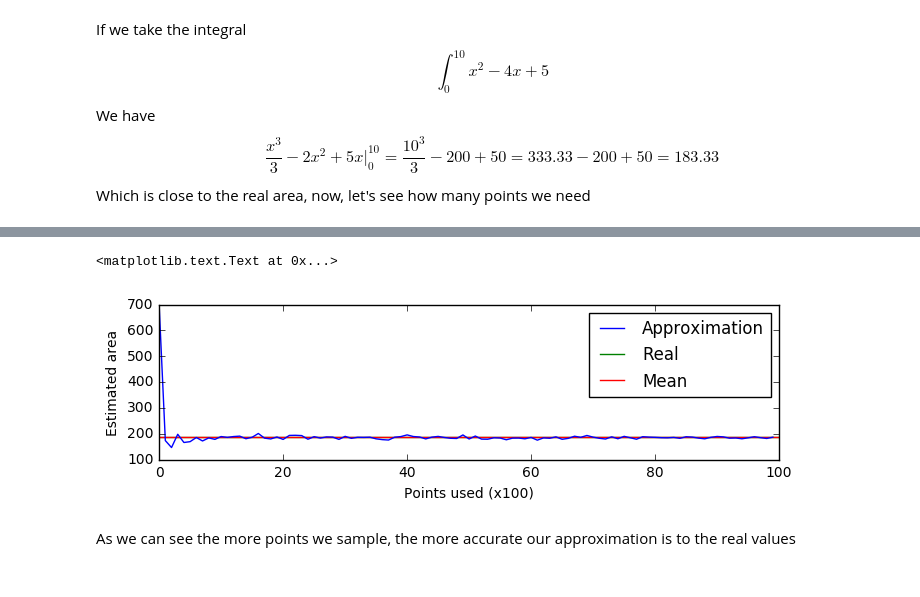
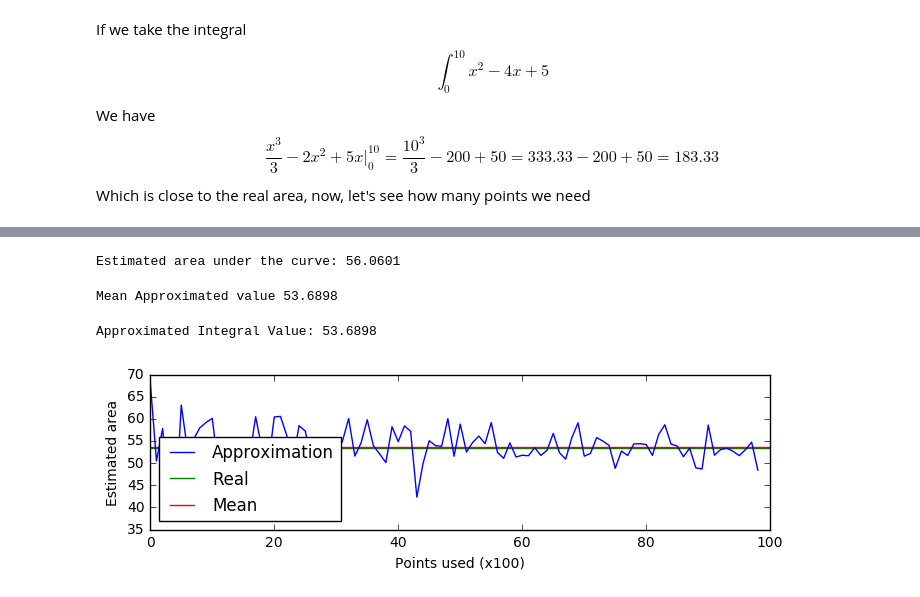
Before and after one commit to victorgcapone/datascience, a Jupyter notebook: Monte Carlos Experiments/Monte Carlo Integration.ipynb, the cells around one changed output, grey strips where cells are left out. Cells and saved outputs as stored; diff of their text form; code cells hidden in the pictures.

Commit message:
adding integration for areas under the x axis

```diff
--- a/Monte Carlos Experiments/Monte Carlo Integration.ipynb
+++ b/Monte Carlos Experiments/Monte Carlo Integration.ipynb
@@ -56,7 +56,7 @@ def monte_carlo_integration(f, number_points, xlims, ylims):
     for p in range(0, number_points):
         x,y=(random.uniform(*xlims), random.uniform(*ylims))
         # If the function for x is greater then the random y, then the point is under the curve
-        if f(x) >= y:
+        if y <= f(x):
             below +=1
     ratio = below/number_points
     area = ratio * (xlims[1]-xlims[0]) * (ylims[1]-ylims[0])
@@ -72,0 +88,5 @@ Mean Approximated value 189.0175
+# %%
+g = lambda x:x**2-4*x-8
+x = range(0, 11, 1)
+y = [g(v) for v in x]
+plt.plot(y)
@@ -73,13 +130,45 @@ Mean Approximated value 189.0175
+# %%
+#Let's adjust our function to deal with points under the x axis
+def monte_carlo_integration(f, number_points, xlims, ylims):
+    below=0
+    for p in range(0, number_points):
+        x,y=(random.uniform(*xlims), random.uniform(*ylims))
+        # If the function for x is greater then the random y, then the point is under the curve
+        if f(x) > 0 and 0 < y <= f(x):
+            below += 1
+        if f(x) < 0 and 0 > y >= f(x):
+            below += 1
+    ratio = below/number_points
+    area = ratio * (xlims[1]-xlims[0]) * (ylims[1]-ylims[0])
+    return (ratio, area)
+_, area_before = monte_carlo_integration(g, 1000, (0,2+(12**(1/2))), (-20,60))
+_, area_after = monte_carlo_integration(g, 1000, (2+(12**(1/2)),10), (-20,60))
+area = area_after-area_before if area_after >= area_before else area_before-area_after
+print("Estimated area under the curve: %.4f" % area)
+# %% [output]
+Estimated area under the curve: 56.0601
+# %%
+def monte_carlo_integration_helper(f, number_points, xlims, ylims, root):
+    _, area_before = monte_carlo_integration(f, number_points, (xlims[0],root), ylims)
+    _, area_after = monte_carlo_integration(f, number_points, (root,xlims[1]), ylims)
+    return area_after-area_before if area_after >= area_before else area_before-area_after
+total_points = 10000
+step = 100
+estimated = [monte_carlo_integration_helper(g, i, (0,10), (-20,70), 2+(12**(1/2)))
+for i in range(step,total_points, step)]
+mean = sum(estimated)/len(estimated)
+print("Mean Approximated value %.4f" % mean)
+# %% [output]
+Mean Approximated value 53.6898
 # %%
 plt.figure(figsize=(8,2))
 plt.plot(estimated)
-plt.hlines(188.3, 0, total_points/step, 'g')
+plt.hlines(53.3, 0, total_points/step, 'g')
 plt.hlines(mean, 0 , total_points/step, 'r')
-plt.legend(['Approximation', 'Real', 'Mean'])
+plt.legend(['Approximation', 'Real', 'Mean'], loc='best')
 plt.ylabel("Estimated area")
 plt.xlabel("Points used (x100)")
+print("Approximated Integral Value: %.4f" % mean)
 # %% [output]
-<matplotlib.text.Text at 0x...>
+Approximated Integral Value: 53.6898
-[figure, old version]
+[figure, new version]
-# %% [markdown]
-As we can see the more points we sample, the more accurate our approximation is to the real values
```
Also changed, not shown: parts of 8 cells of this notebook.
